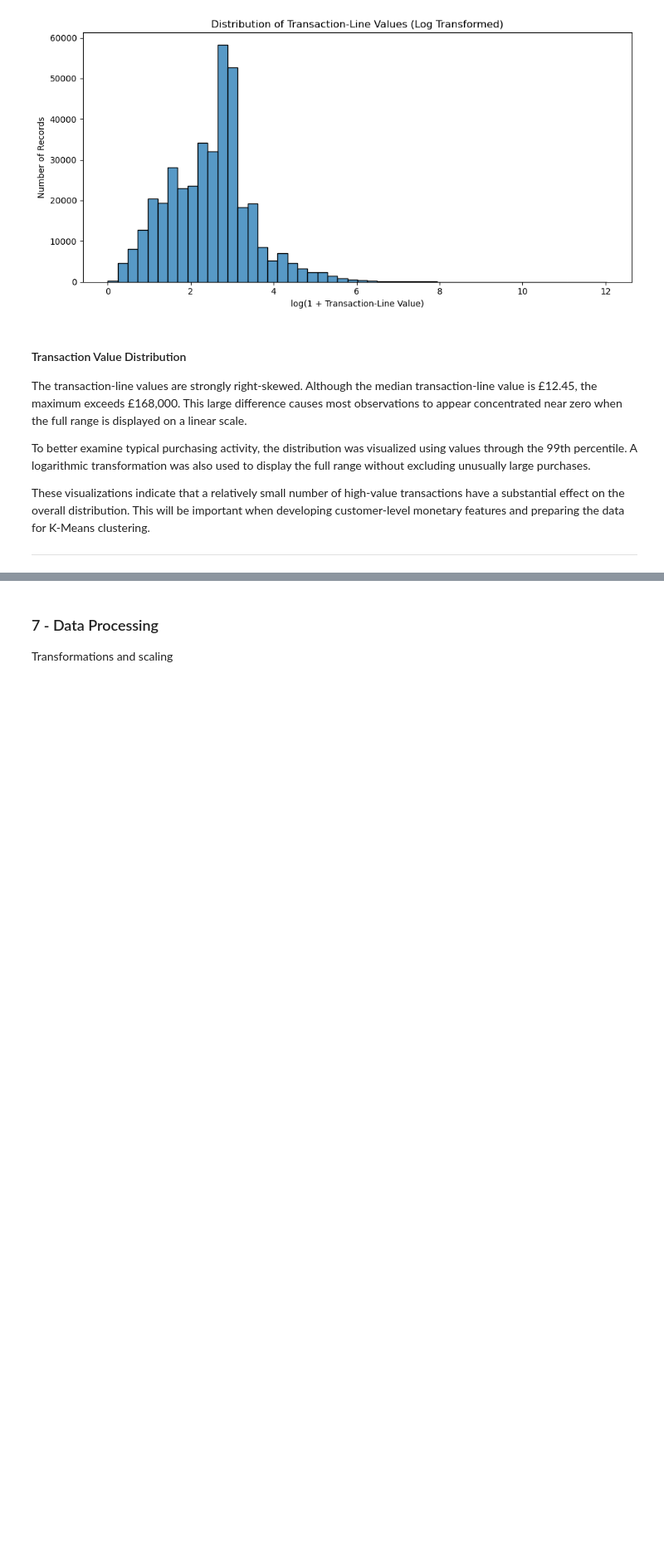
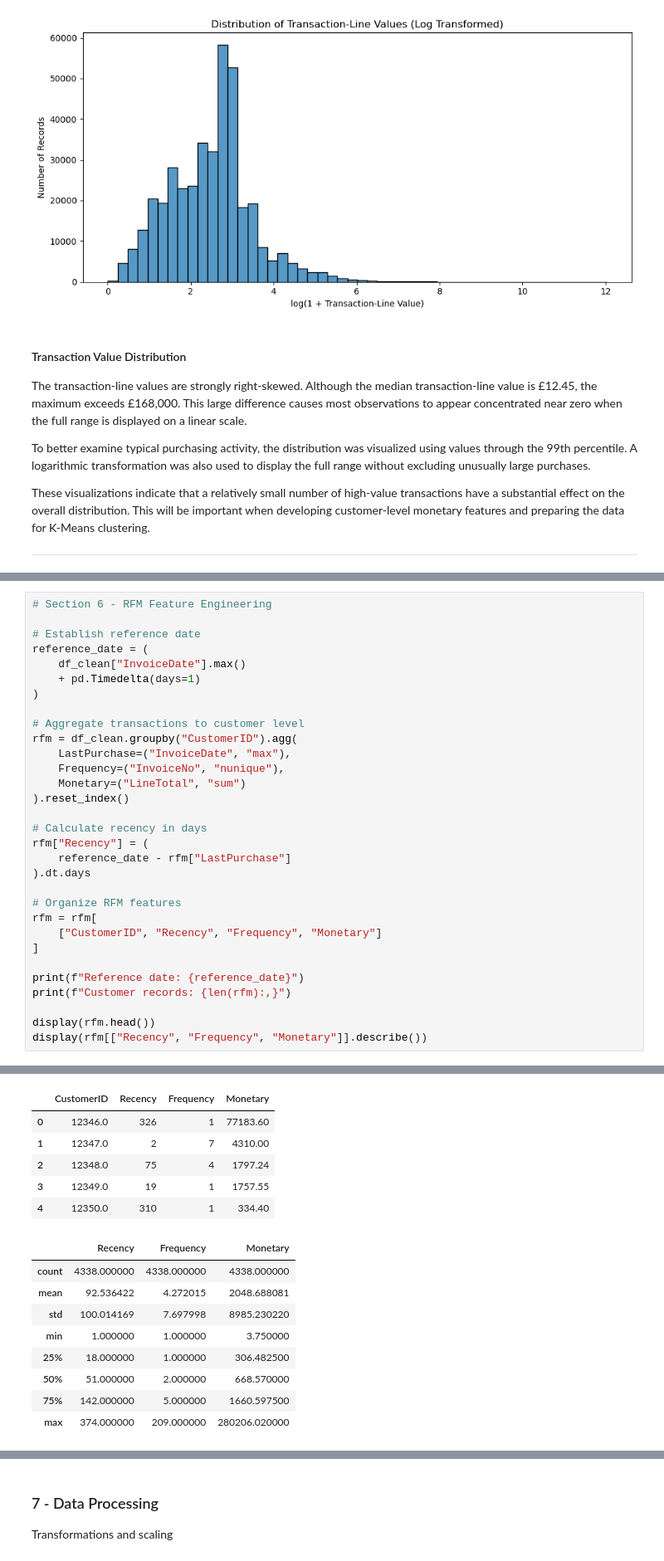
Before and after one commit to ferrillt/Customer-Segmentation-Clustering, a Jupyter notebook: notebooks/Customer_Segmentation_Clustering.ipynb, the cells around one changed output, grey strips where cells are left out. Shown at 83% size. Saved outputs shown, nothing was run; the diff lists cells and outputs as text; blank space fills up the shorter version.

```diff
--- a/notebooks/Customer_Segmentation_Clustering.ipynb
+++ b/notebooks/Customer_Segmentation_Clustering.ipynb
@@ -486,0 +490,32 @@ Monetary values
+# %%
+# Section 6 - RFM Feature Engineering
+
+# Establish reference date
+reference_date = (
+    df_clean["InvoiceDate"].max()
+    + pd.Timedelta(days=1)
+)
+
+# Aggregate transactions to customer level
+rfm = df_clean.groupby("CustomerID").agg(
+    LastPurchase=("InvoiceDate", "max"),
+    Frequency=("InvoiceNo", "nunique"),
+    Monetary=("LineTotal", "sum")
+).reset_index()
+
+# Calculate recency in days
+rfm["Recency"] = (
+    reference_date - rfm["LastPurchase"]
+).dt.days
+
+# Organize RFM features
+rfm = rfm[
+    ["CustomerID", "Recency", "Frequency", "Monetary"]
+]
+
+print(f"Reference date: {reference_date}")
+print(f"Customer records: {len(rfm):,}")
+
+display(rfm.head())
+display(rfm[["Recency", "Frequency", "Monetary"]].describe())
+# %% [output]
@@ -486,0 +524,15 @@ Monetary values
+|  | CustomerID | Recency | Frequency | Monetary |
+| 0 | 12346.0 | 326 | 1 | 77183.60 |
+| 1 | 12347.0 | 2 | 7 | 4310.00 |
+| 2 | 12348.0 | 75 | 4 | 1797.24 |
+| 3 | 12349.0 | 19 | 1 | 1757.55 |
+| 4 | 12350.0 | 310 | 1 | 334.40 |
+|  | Recency | Frequency | Monetary |
+| count | 4338.000000 | 4338.000000 | 4338.000000 |
+| mean | 92.536422 | 4.272015 | 2048.688081 |
+| std | 100.014169 | 7.697998 | 8985.230220 |
+| min | 1.000000 | 1.000000 | 3.750000 |
+| 25% | 18.000000 | 1.000000 | 306.482500 |
+| 50% | 51.000000 | 2.000000 | 668.570000 |
+| 75% | 142.000000 | 5.000000 | 1660.597500 |
+| max | 374.000000 | 209.000000 | 280206.020000 |
```
Also changed, not shown: parts of 3 cells of this notebook.
